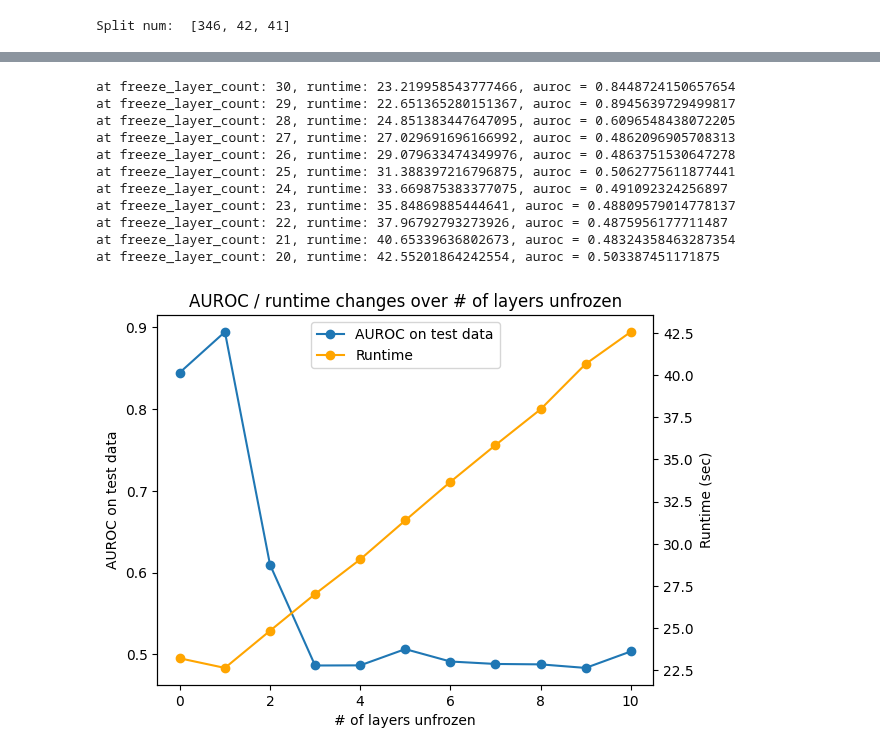
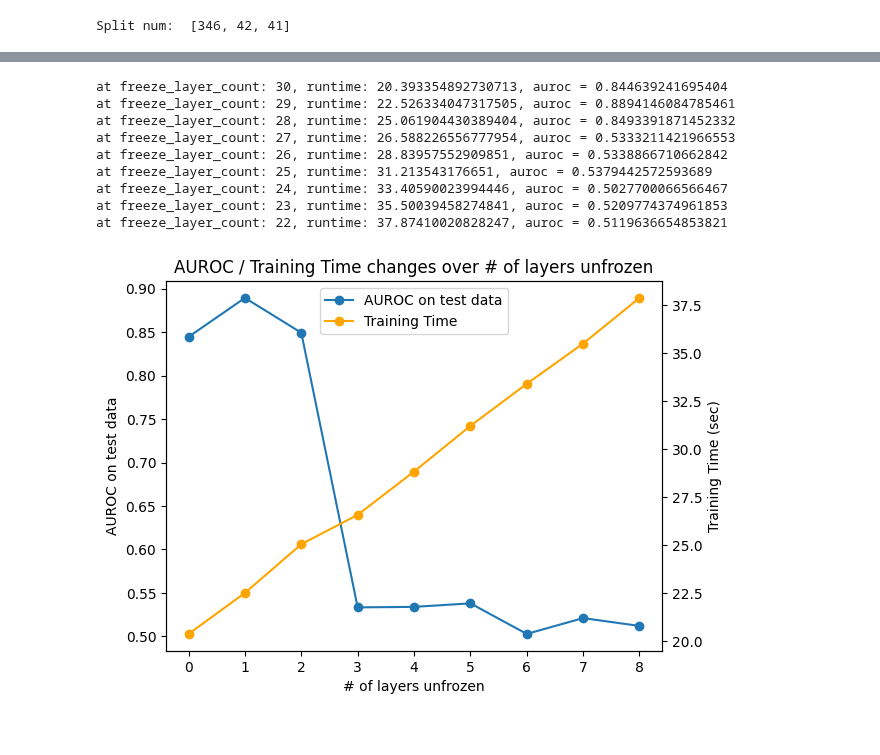
Before and after one commit to dlwocks31/atpbind, a Jupyter notebook: bert_freeze_test.ipynb, the cells around one changed output, grey strips where cells are left out. Cells and saved outputs as stored; diff of their text form; code cells hidden in the pictures.

Commit message:
fix bert freeze test

```diff
--- a/bert_freeze_test.ipynb
+++ b/bert_freeze_test.ipynb
@@ -100,7 +100,7 @@ logging.basicConfig(level='error')
 ls = []
 runtimes = []
 
-for freeze_layer_count in range(30, 19, -1):
+for freeze_layer_count in range(30, 21, -1):
     torch.cuda.empty_cache()
     with DisableLogger():
         bert_wrap_model = BertWrapModel(
@@ -121,50 +121,48 @@ for freeze_layer_count in range(30, 19, -1):
         print(f"at freeze_layer_count: {freeze_layer_count}, runtime: {runtime}, auroc = {res['micro_auroc']}")
         ls.append(res)
 # %% [output]
-at freeze_layer_count: 30, runtime: 23.219958543777466, auroc = 0.8448724150657654
-at freeze_layer_count: 29, runtime: 22.651365280151367, auroc = 0.8945639729499817
-at freeze_layer_count: 28, runtime: 24.851383447647095, auroc = 0.6096548438072205
-at freeze_layer_count: 27, runtime: 27.029691696166992, auroc = 0.4862096905708313
-at freeze_layer_count: 26, runtime: 29.079633474349976, auroc = 0.4863751530647278
-at freeze_layer_count: 25, runtime: 31.388397216796875, auroc = 0.5062775611877441
-at freeze_layer_count: 24, runtime: 33.669875383377075, auroc = 0.491092324256897
-at freeze_layer_count: 23, runtime: 35.84869885444641, auroc = 0.48809579014778137
-at freeze_layer_count: 22, runtime: 37.96792793273926, auroc = 0.4875956177711487
-at freeze_layer_count: 21, runtime: 40.65339636802673, auroc = 0.48324358463287354
-at freeze_layer_count: 20, runtime: 42.55201864242554, auroc = 0.503387451171875
+at freeze_layer_count: 30, runtime: 20.393354892730713, auroc = 0.844639241695404
+at freeze_layer_count: 29, runtime: 22.526334047317505, auroc = 0.8894146084785461
+at freeze_layer_count: 28, runtime: 25.061904430389404, auroc = 0.8493391871452332
+at freeze_layer_count: 27, runtime: 26.588226556777954, auroc = 0.5333211421966553
+at freeze_layer_count: 26, runtime: 28.83957552909851, auroc = 0.5338866710662842
+at freeze_layer_count: 25, runtime: 31.213543176651, auroc = 0.5379442572593689
+at freeze_layer_count: 24, runtime: 33.40590023994446, auroc = 0.5027700066566467
+at freeze_layer_count: 23, runtime: 35.50039458274841, auroc = 0.5209774374961853
+at freeze_layer_count: 22, runtime: 37.87410020828247, auroc = 0.5119636654853821
 # %%
 from matplotlib import pyplot as plt
 import numpy as np
 %matplotlib inline
 auroc = [i['micro_auroc'].item() for i in ls]
 
 # Create an array for the x-axis representing the index of each element in the arrays
 x = np.arange(len(auroc))
 
 # Create the first plot for AUROC
 fig, ax1 = plt.subplots()
 
 ax1.plot(x, auroc, label='AUROC on test data', marker='o')
 ax1.set_xlabel('# of layers unfrozen')
 ax1.set_ylabel('AUROC on test data')
 ax1.tick_params(axis='y')
 
 # Create the second plot for runtime
 ax2 = ax1.twinx()
 
-ax2.plot(x, runtimes, label='Runtime', marker='o', color='orange')
-ax2.set_ylabel('Runtime (sec)')
+ax2.plot(x, runtimes, label='Training Time', marker='o', color='orange')
+ax2.set_ylabel('Training Time (sec)')
 ax2.tick_params(axis='y')
 
 # Set up the title for the chart
-plt.title('AUROC / runtime changes over # of layers unfrozen')
+plt.title('AUROC / Training Time changes over # of layers unfrozen')
 
 # Add a legend to indicate which line represents which array
 lines, labels = ax1.get_legend_handles_labels()
 lines2, labels2 = ax2.get_legend_handles_labels()
 ax2.legend(lines + lines2, labels + labels2, loc='upper center')
 
 # Display the chart
 plt.show()
 # %% [output]
-[figure, old version]
+[figure, new version]
```
Also changed, not shown: parts of 1 cell of this notebook.
